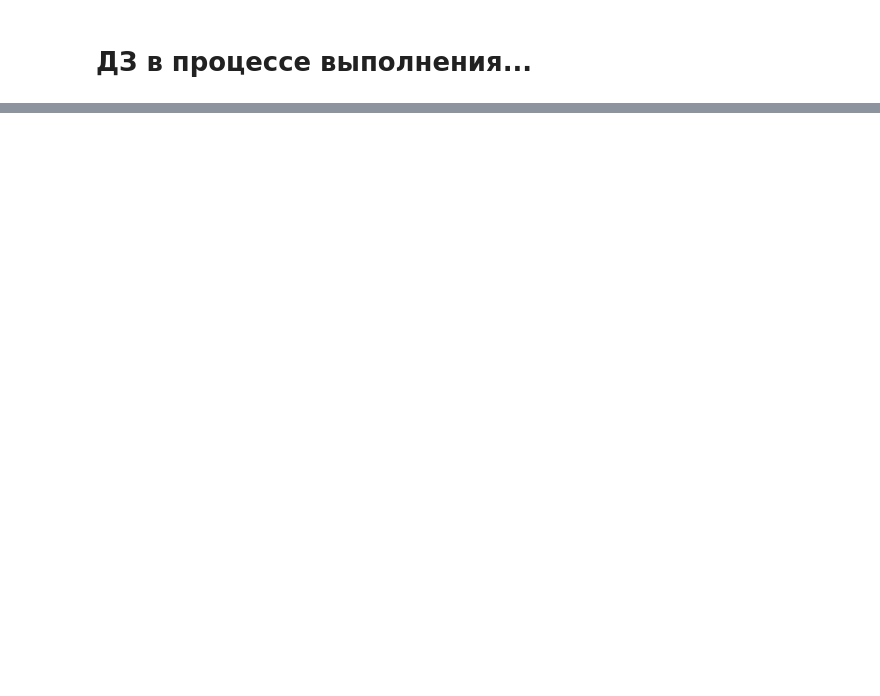
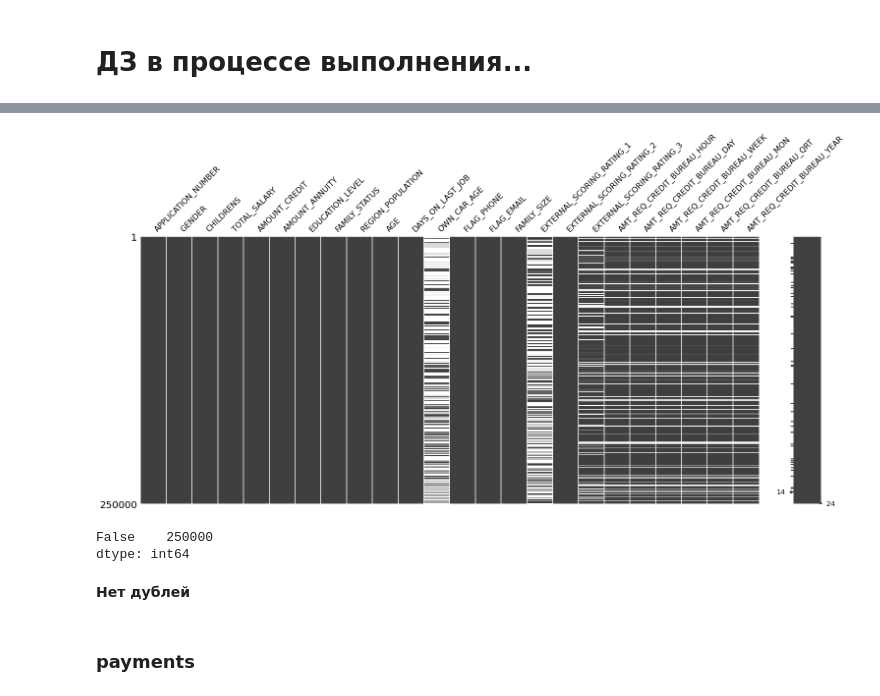
Before and after one commit to AndreiBazhenau/gb, a Jupyter notebook: kaggle/hw_7.ipynb, the cells around one changed output, grey strips where cells are left out. Cells and saved outputs as stored; diff of their text form; code cells hidden in the pictures; blank space fills up the shorter version.

```diff
--- a/kaggle/hw_7.ipynb
+++ b/kaggle/hw_7.ipynb
@@ -13,0 +268,13 @@
+# %%
+msno.matrix(client_profile);
+# %% [output]
+[figure, added]
+# %%
+client_profile.duplicated(subset=['APPLICATION_NUMBER']).value_counts()
+# %% [output]
+False    250000
+dtype: int64
+# %% [markdown]
+**Нет дублей**
+# %% [markdown]
+### payments
```
Also changed, not shown: parts of 118 cells of this notebook, 18 other files.
